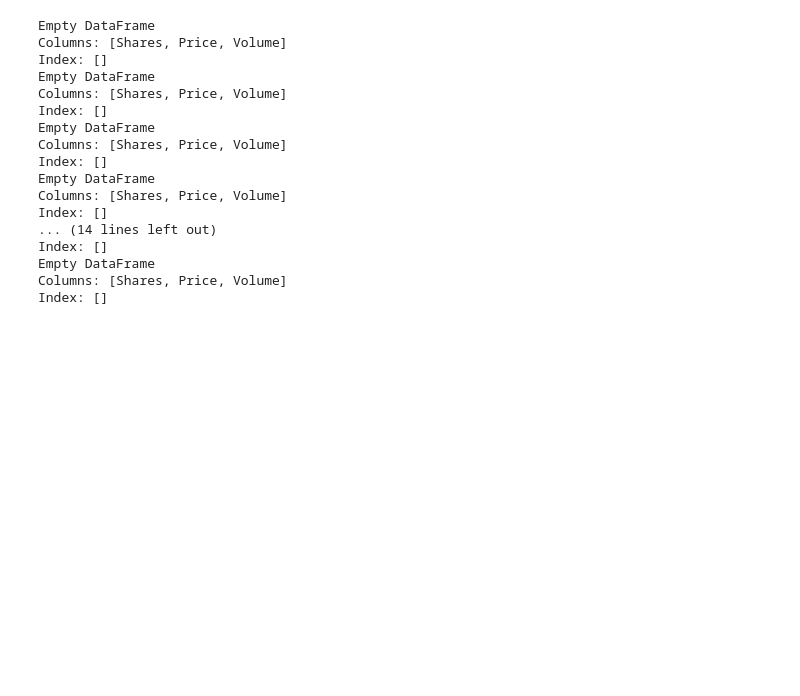
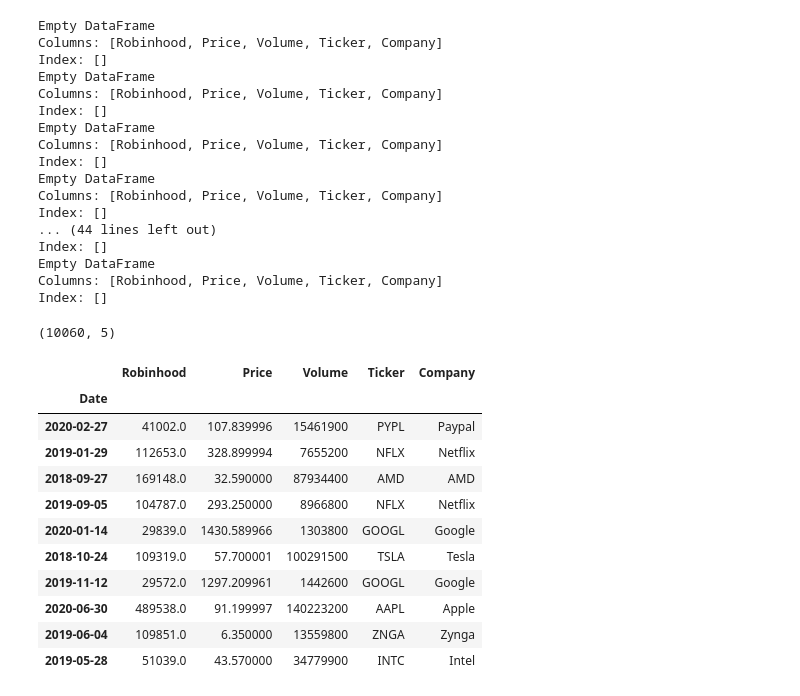
Before and after one commit to aidosandrew/Springboard, a Jupyter notebook: Submissions/CapstoneTwo/notebooks/CapstoneTwo Part One - Data Wrangling.ipynb, the cells around one changed output. Saved outputs shown, nothing was run; the diff lists cells and outputs as text; code cells hidden in the pictures; blank space fills up the shorter version.

```diff
--- a/Submissions/CapstoneTwo/notebooks/CapstoneTwo Part One - Data Wrangling.ipynb
+++ b/Submissions/CapstoneTwo/notebooks/CapstoneTwo Part One - Data Wrangling.ipynb
@@ -20,12 +19,17 @@ import os
 # %%
-# Representative basket of 10 actively traded stocks on Robinhood
+# Representative basket of 20 actively traded stocks on Robinhood
 # Source: Robinhood, https://robinhood.com/collections/100-most-popular
 
-stock_ticker = ['AAPL', 'AMZN', 'FB', 'GOOGL', 'JPM', 'MSFT', 'NFLX', 'NVDA', 'SQ', 'TSLA']
-stock_name = ['Apple', 'Amazon', 'Facebook', 'Google', 'JPMorgan', 'Microsoft', 'Netflix', 'NVIDIA', 'Square', 'Tesla']
+stock_ticker = ['AAPL', 'AMD', 'AMZN', 'BABA', 'FB', 'GOOGL', 'INTC', 'JPM', 'MSFT', 'NFLX',
+                'NKE', 'NVDA', 'PYPL', 'SQ', 'SNAP', 'T', 'TSLA', 'TWTR', 'V', 'ZNGA']
+
+
+stock_name = ['Apple', 'AMD', 'Amazon', 'Alibaba', 'Facebook', 'Google', 'Intel', 'JPMorgan', 'Microsoft', 'Netflix',
+              'Nike', 'NVIDIA', 'Paypal', 'Square', 'Snapchat', 'AT&T', 'Tesla', 'Twitter', 'Visa', 'Zynga']
+
 N = len(stock_ticker)
 
-stock_list = dict(zip(stock_ticker,stock_name))
-stock_list
+stock_info = dict(zip(stock_ticker,stock_name))
+stock_info
 # %% [output]
 {'AAPL': 'Apple',
@@ -45,7 +59,7 @@ stock_list
 df_list = list()
 
 for ticker in stock_ticker:
-    filepath = "../data/popularity_export/" + ticker + ".csv"
+    filepath = "../data/raw_export/" + ticker + ".csv"
     df = pd.read_csv(filepath,parse_dates=[0])
     df.name = ticker
     df_list.append(df)
@@ -131,8 +146,8 @@ for i in range(N):
     df_list[i].columns = ['Robinhood', 'Price', 'Volume']
 
     # let's also add the the ticker and stock names
-    df_list['Ticker'] = stock_ticker[i]
-    df_list['Nam'] = stock_ticker[i]
+    df_list[i]['Ticker'] = stock_ticker[i]
+    df_list[i]['Company'] = stock_name[i]
 
 
     print(df_list[i])
@@ -208,25 +223,43 @@ for df in df_list:
     print(df[df.duplicated()])
 # %% [output]
 Empty DataFrame
-Columns: [Shares, Price, Volume]
+Columns: [Robinhood, Price, Volume, Ticker, Company]
 Index: []
 Empty DataFrame
-Columns: [Shares, Price, Volume]
+Columns: [Robinhood, Price, Volume, Ticker, Company]
 Index: []
 Empty DataFrame
-Columns: [Shares, Price, Volume]
+Columns: [Robinhood, Price, Volume, Ticker, Company]
 Index: []
 Empty DataFrame
-Columns: [Shares, Price, Volume]
+Columns: [Robinhood, Price, Volume, Ticker, Company]
 Index: []
-... (14 lines left out)
+... (44 lines left out)
 Index: []
 Empty DataFrame
-Columns: [Shares, Price, Volume]
+Columns: [Robinhood, Price, Volume, Ticker, Company]
 Index: []
-# %%
-# Finally, let's export the final dataset to separate CSVs
-
-for i in range(N):
-    filepath = "../data/" + stock_ticker[i] + ".csv"
-    df = df_list[i].to_csv(filepath)
+# %%
+# We're going to merge all the dataframes into one dataframe
+
+df_export = df_list[0]
+
+for i in range(1,N):
+    df_export = df_export.append(df_list[i])
+
+print(df_export.shape)
+df_export.sample(10)
+# %% [output]
+(10060, 5)
+|  | Robinhood | Price | Volume | Ticker | Company |
+| Date |  |  |  |  |  |
+| 2020-02-27 | 41002.0 | 107.839996 | 15461900 | PYPL | Paypal |
+| 2019-01-29 | 112653.0 | 328.899994 | 7655200 | NFLX | Netflix |
+| 2018-09-27 | 169148.0 | 32.590000 | 87934400 | AMD | AMD |
+| 2019-09-05 | 104787.0 | 293.250000 | 8966800 | NFLX | Netflix |
+| 2020-01-14 | 29839.0 | 1430.589966 | 1303800 | GOOGL | Google |
+| 2018-10-24 | 109319.0 | 57.700001 | 100291500 | TSLA | Tesla |
+| 2019-11-12 | 29572.0 | 1297.209961 | 1442600 | GOOGL | Google |
+| 2020-06-30 | 489538.0 | 91.199997 | 140223200 | AAPL | Apple |
+| 2019-06-04 | 109851.0 | 6.350000 | 13559800 | ZNGA | Zynga |
+| 2019-05-28 | 51039.0 | 43.570000 | 34779900 | INTC | Intel |
```
Also changed, not shown: parts of 9 cells of this notebook, 18 other files.
